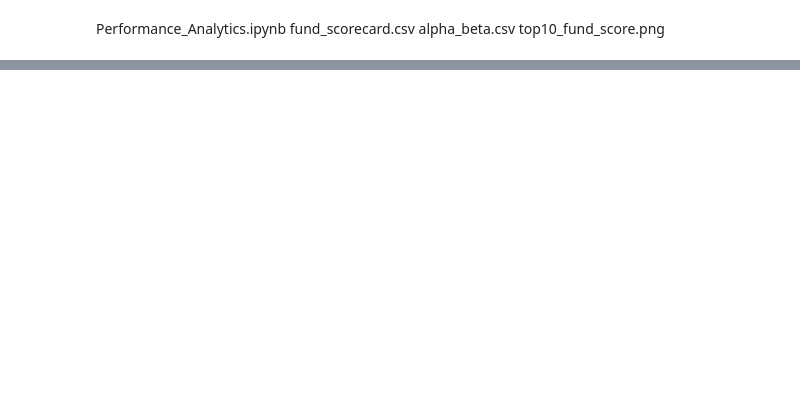
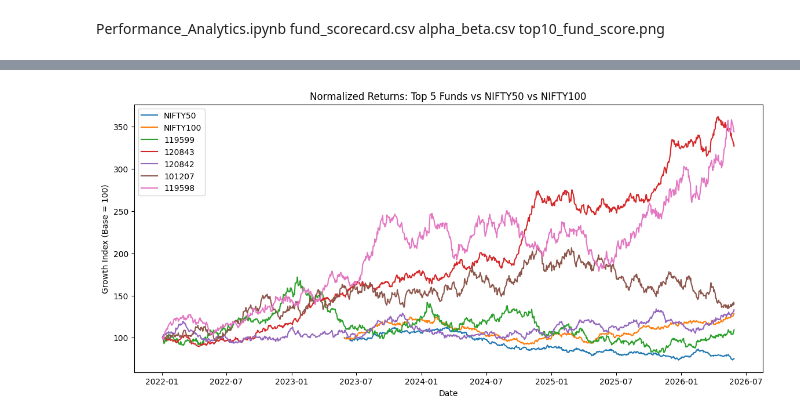
Before and after one commit to rokkalabhavyasri-123/bluestock_mf_capstone, a Jupyter notebook: notebooks/Performance_Analytics.ipynb, the cells around one changed output, grey strips where cells are left out. Saved outputs shown, nothing was run; the diff lists cells and outputs as text; code cells hidden in the pictures; blank space fills up the shorter version.

```diff
--- a/notebooks/Performance_Analytics.ipynb
+++ b/notebooks/Performance_Analytics.ipynb
@@ -601,0 +373,63 @@ top10_fund_score.png
+# %%
+plt.figure(figsize=(14,6))
+
+# NIFTY50 normalized
+nifty50_norm = (
+    nifty50['close_value']
+    / nifty50['close_value'].iloc[0]
+) * 100
+
+plt.plot(
+    nifty50['date'],
+    nifty50_norm,
+    label='NIFTY50'
+)
+
+# NIFTY100 normalized
+nifty100_norm = (
+    nifty100['close_value']
+    / nifty100['close_value'].iloc[0]
+) * 100
+
+plt.plot(
+    nifty100['date'],
+    nifty100_norm,
+    label='NIFTY100'
+)
+
+# Top 5 Funds normalized
+for code in top5_available['amfi_code']:
+
+    fund = nav[
+        nav['amfi_code'] == code
+    ].copy()
+
+    fund['date'] = pd.to_datetime(fund['date'])
+
+    fund_norm = (
+        fund['nav']
+        / fund['nav'].iloc[0]
+    ) * 100
+
+    plt.plot(
+        fund['date'],
+        fund_norm,
+        label=str(code)
+    )
+
+plt.title(
+    "Normalized Returns: Top 5 Funds vs NIFTY50 vs NIFTY100"
+)
+
+plt.xlabel("Date")
+plt.ylabel("Growth Index (Base = 100)")
+plt.legend()
+
+plt.savefig(
+    "benchmark_comparison_chart.png",
+    bbox_inches="tight"
+)
+
+plt.show()
+# %% [output]
+[figure, added]
```
Also changed, not shown: parts of 27 cells of this notebook, 1 other file.
